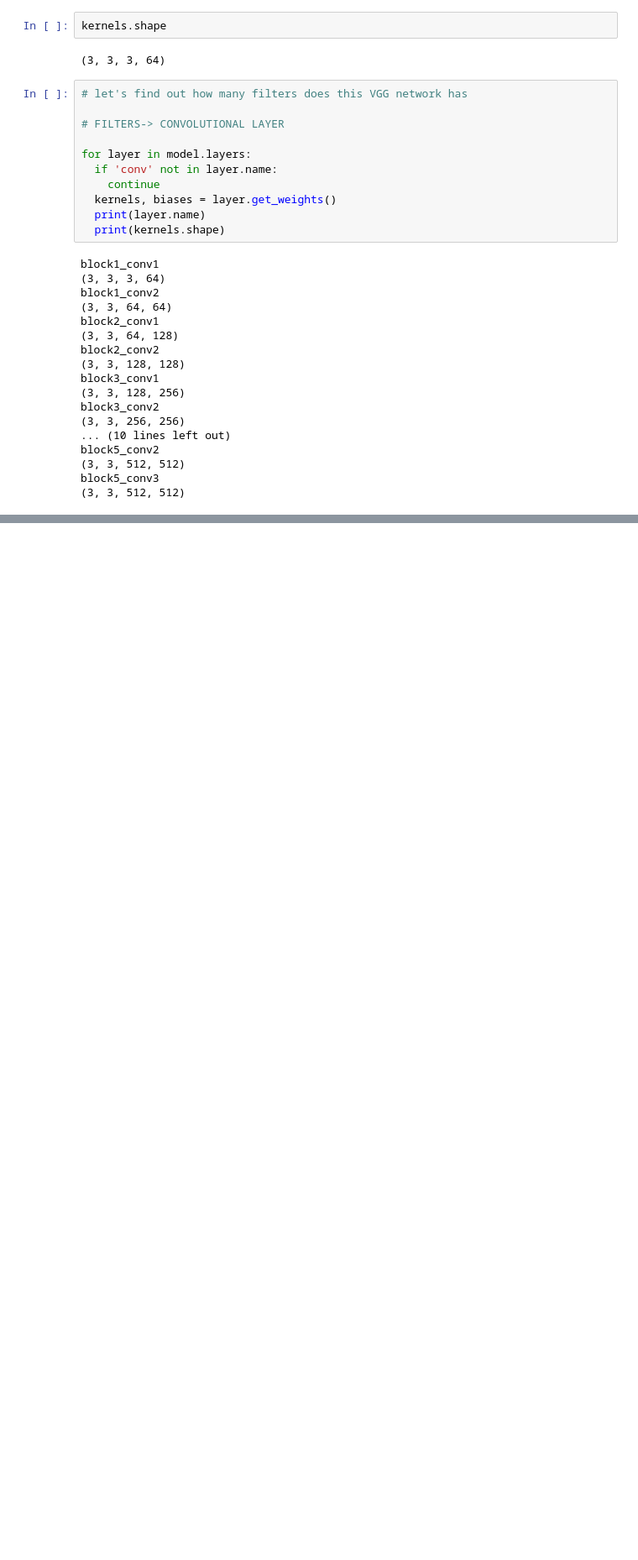
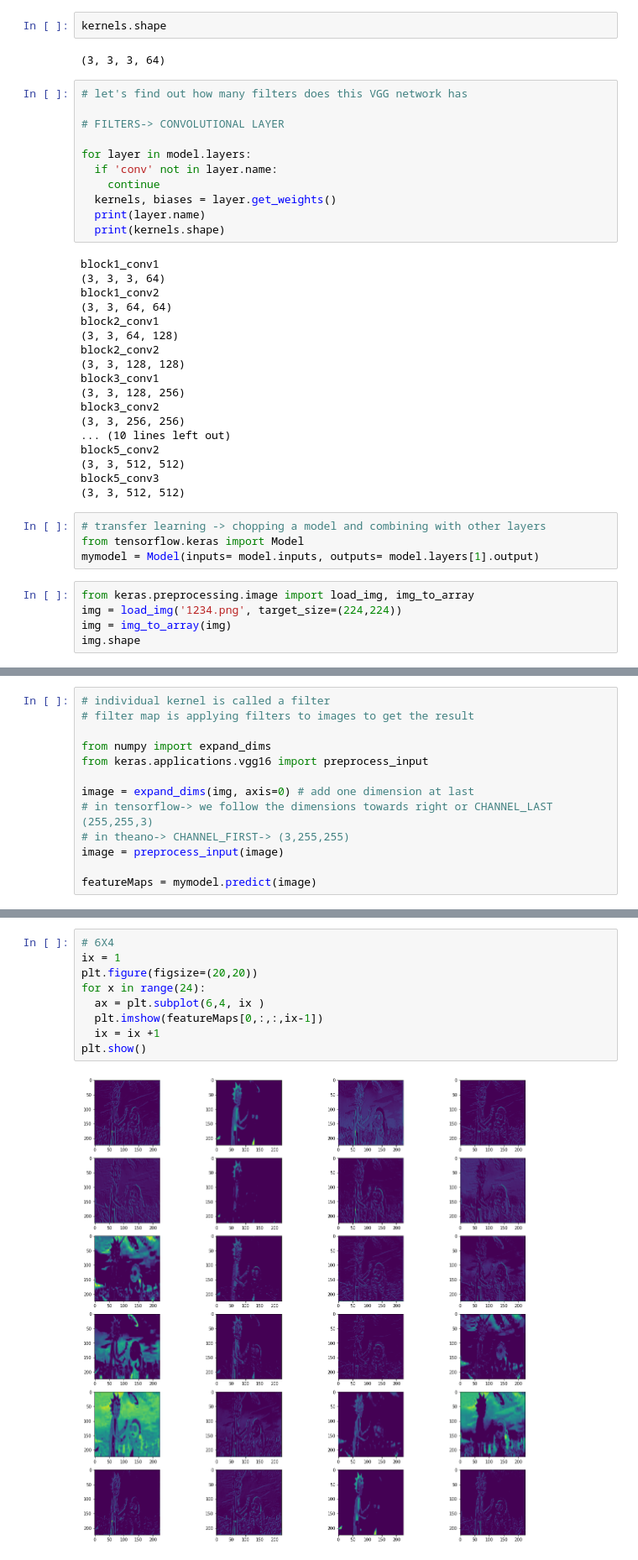
Before and after one commit to a-forty-two/TCS-tensorflow-290321, a Jupyter notebook: 01_convolutions.ipynb, the cells around one changed output, grey strips where cells are left out. Shown at 84% size. Saved outputs shown, nothing was run; the diff lists cells and outputs as text; blank space fills up the shorter version.

Commit message:
featuremaps

```diff
--- a/01_convolutions.ipynb
+++ b/01_convolutions.ipynb
@@ -142,3 +142,12 @@ block5_conv2
 (3, 3, 512, 512)
 block5_conv3
 (3, 3, 512, 512)
+# %%
+# transfer learning -> chopping a model and combining with other layers
+from tensorflow.keras import Model
+mymodel = Model(inputs= model.inputs, outputs= model.layers[1].output)
+# %%
+from keras.preprocessing.image import load_img, img_to_array
+img = load_img('1234.png', target_size=(224,224))
+img = img_to_array(img)
+img.shape
@@ -144,0 +156,13 @@ block5_conv3
+# %%
+# individual kernel is called a filter
+# filter map is applying filters to images to get the result
+
+from numpy import expand_dims
+from keras.applications.vgg16 import preprocess_input
+
+image = expand_dims(img, axis=0) # add one dimension at last
+# in tensorflow-> we follow the dimensions towards right or CHANNEL_LAST (255,255,3)
+# in theano-> CHANNEL_FIRST-> (3,255,255)
+image = preprocess_input(image)
+
+featureMaps = mymodel.predict(image)
@@ -144,0 +173,11 @@ block5_conv3
+# %%
+# 6X4
+ix = 1
+plt.figure(figsize=(20,20))
+for x in range(24):
+  ax = plt.subplot(6,4, ix )
+  plt.imshow(featureMaps[0,:,:,ix-1])
+  ix = ix +1
+plt.show()
+# %% [output]
+[figure, added]
```
Also changed, not shown: parts of 2 cells of this notebook.
